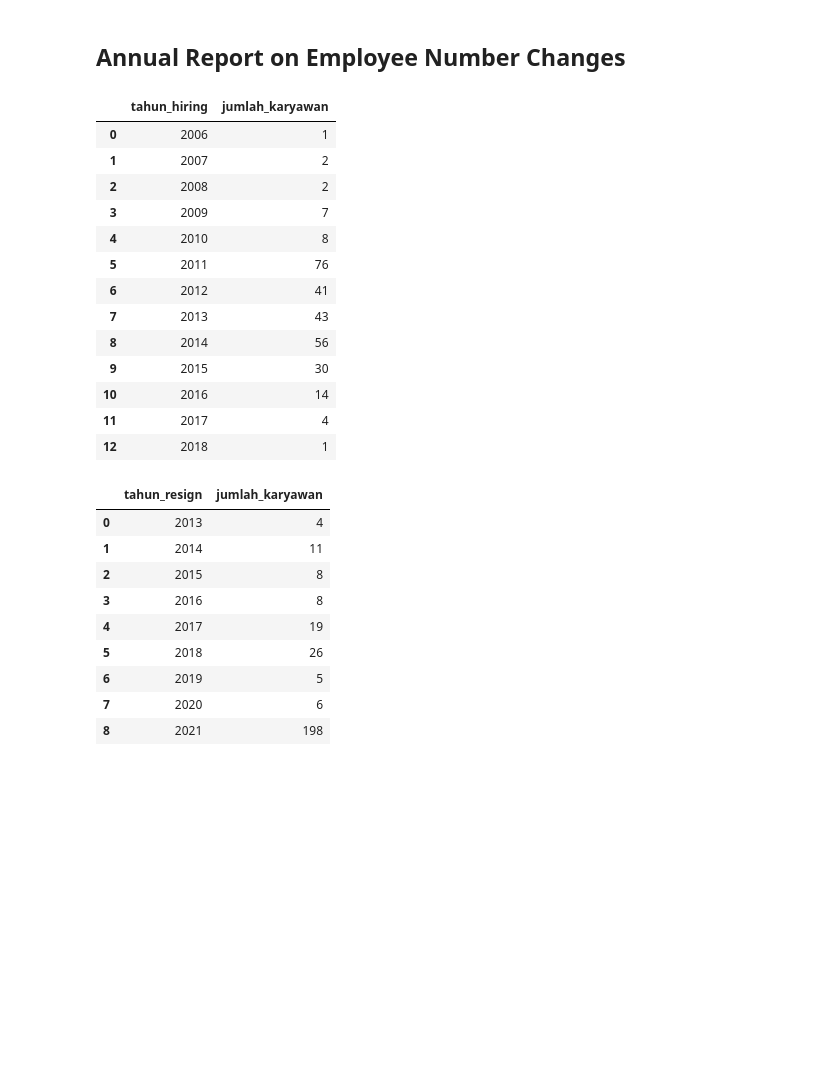
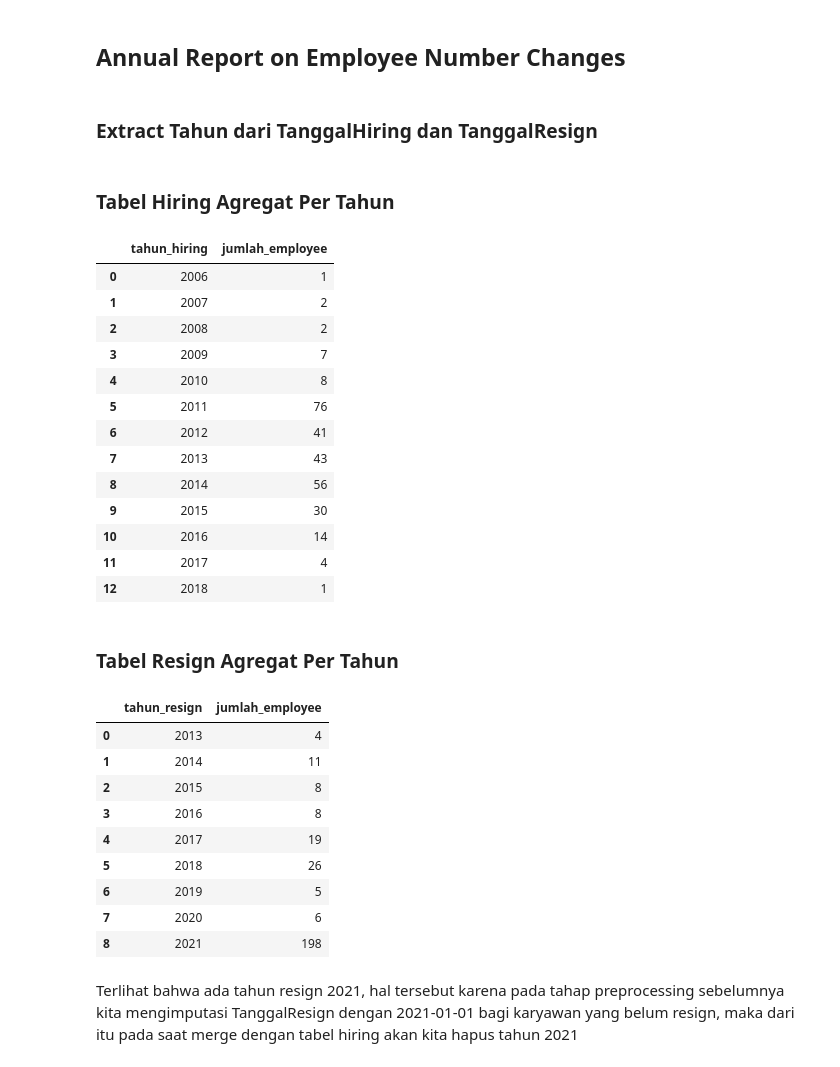
Before and after one commit to garrylgiancarlo/project-emp-retention, a Jupyter notebook: emp-retention.ipynb, the cells around one changed output. Saved outputs shown, nothing was run; the diff lists cells and outputs as text; code cells hidden in the pictures; blank space fills up the shorter version.

```diff
--- a/emp-retention.ipynb
+++ b/emp-retention.ipynb
@@ -190,3 +190,5 @@ Setelah diteliti lebih lanjut, karyawan dengan `AlasanResign` Product Design (UI
+# %%
+data_pre['AlasanResign'] = data_pre['AlasanResign'].replace({'Product Design (UI & UX)':'Lainnya'})
 # %%
 data_pre['AlasanResign'].isna().sum()
 # %% [output]
@@ -368,15 +370,19 @@ data_pre.sample(5)
 ## Annual Report on Employee Number Changes
 # %%
 data_an = data_pre.copy()
+# %% [markdown]
+### Extract Tahun dari TanggalHiring dan TanggalResign
 # %%
 data_an['tahun_hiring'] = pd.DatetimeIndex(data_an['TanggalHiring']).year
 data_an['tahun_resign'] = pd.DatetimeIndex(data_an['TanggalResign']).year
+# %% [markdown]
+### Tabel Hiring Agregat Per Tahun
 # %%
 #tabel agregat karyawan yang masuk
-hire_agg = data_an.groupby(['tahun_hiring']).size().reset_index(name='jumlah_karyawan')
+hire_agg = data_an.groupby(['tahun_hiring']).size().reset_index(name='jumlah_employee')
 hire_agg
 # %% [output]
-|  | tahun_hiring | jumlah_karyawan |
+|  | tahun_hiring | jumlah_employee |
 | 0 | 2006 | 1 |
 | 1 | 2007 | 2 |
 | 2 | 2008 | 2 |
@@ -390,12 +396,14 @@ hire_agg
 | 10 | 2016 | 14 |
 | 11 | 2017 | 4 |
 | 12 | 2018 | 1 |
+# %% [markdown]
+### Tabel Resign Agregat Per Tahun
 # %%
 #tabel agregat karyawan yang keluar
-resign_agg = data_an.groupby(['tahun_resign']).size().reset_index(name='jumlah_karyawan')
+resign_agg = data_an.groupby(['tahun_resign']).size().reset_index(name='jumlah_employee')
 resign_agg
 # %% [output]
-|  | tahun_resign | jumlah_karyawan |
+|  | tahun_resign | jumlah_employee |
 | 0 | 2013 | 4 |
 | 1 | 2014 | 11 |
 | 2 | 2015 | 8 |
@@ -405,6 +413,8 @@ resign_agg
 | 6 | 2019 | 5 |
 | 7 | 2020 | 6 |
 | 8 | 2021 | 198 |
+# %% [markdown]
+Terlihat bahwa ada tahun resign 2021, hal tersebut karena pada tahap preprocessing sebelumnya kita mengimputasi TanggalResign dengan 2021-01-01 bagi karyawan yang belum resign, maka dari itu pada saat merge dengan tabel hiring akan kita hapus tahun 2021
 # %%
 # outer join the two table based on year_hiring and year_resign
 data_hiring_resign = pd.merge(hire_agg, resign_agg, left_on='tahun_hiring', right_on='tahun_resign', how='outer')
```
Also changed, not shown: parts of 73 cells of this notebook, 2 other files.
